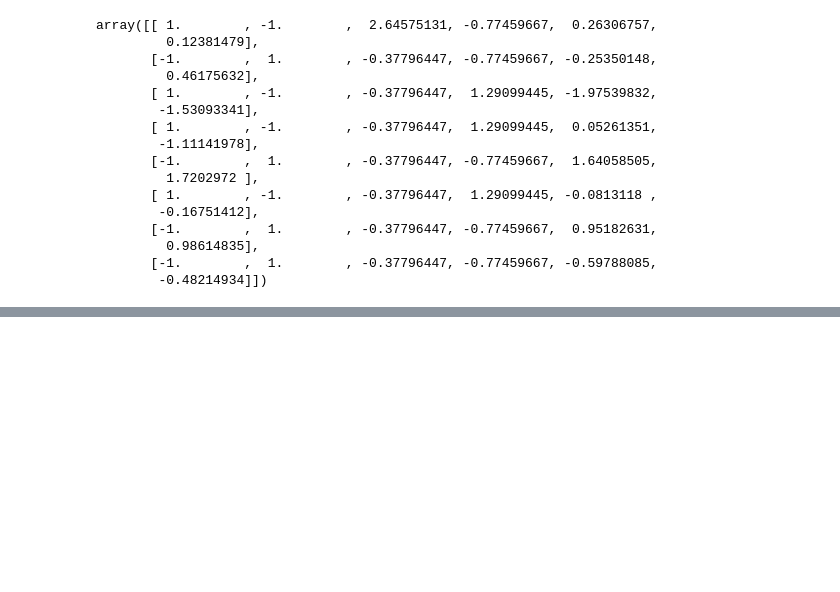
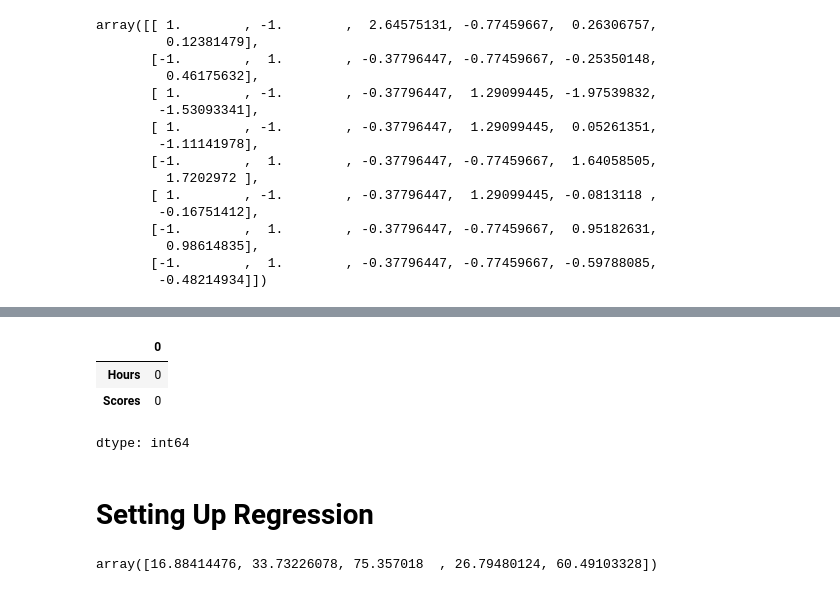
Before and after one commit to bonsoul/-100Daysof-Code-ML, a Jupyter notebook: _100_Days_of_ML_CODE.ipynb, the cells around one changed output, grey strips where cells are left out. Drawn from its saved outputs; the diff is of its cells as text; code cells hidden in the pictures; blank space fills up the shorter version.

```diff
--- a/_100_Days_of_ML_CODE.ipynb
+++ b/_100_Days_of_ML_CODE.ipynb
@@ -172,0 +195,7 @@ array([[ 1.        , -1.        ,  2.64575131, -0.77459667,  0.26306757,
+# %%
+data.isnull().sum()
+# %% [output]
+|  | 0 |
+| Hours | 0 |
+| Scores | 0 |
+dtype: int64
@@ -172,0 +211,14 @@ array([[ 1.        , -1.        ,  2.64575131, -0.77459667,  0.26306757,
+# %% [markdown]
+#  Setting Up Regression
+# %%
+from sklearn.linear_model import LinearRegression
+
+regressor = LinearRegression()
+regressor.fit(X_train,Y_train)
+
+#predict
+Y_pred = regressor.predict(X_test)
+
+Y_pred
+# %% [output]
+array([16.88414476, 33.73226078, 75.357018  , 26.79480124, 60.49103328])
```
Also changed, not shown: parts of 7 cells of this notebook.
